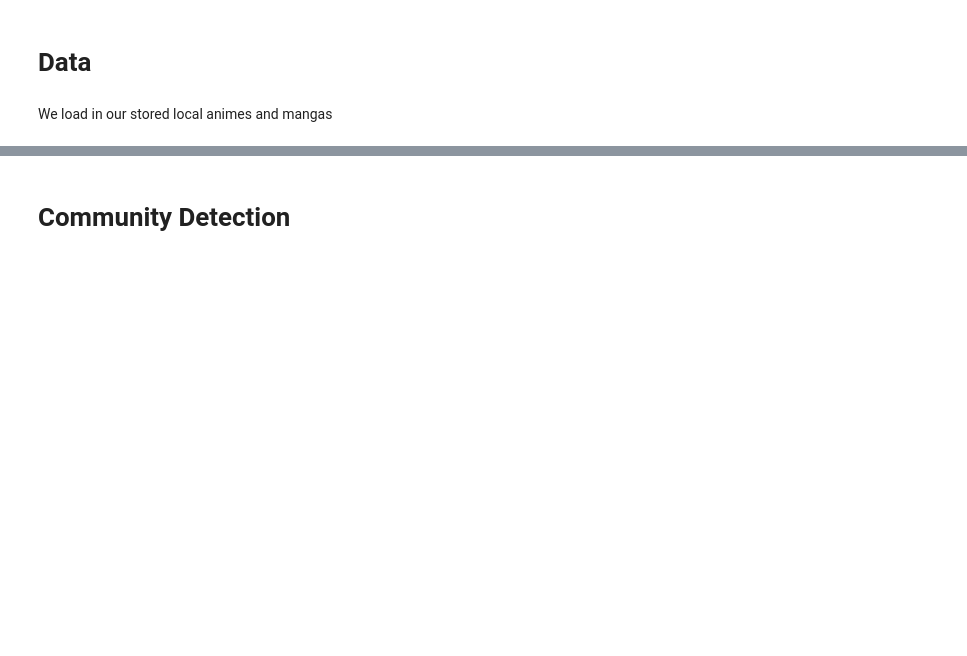
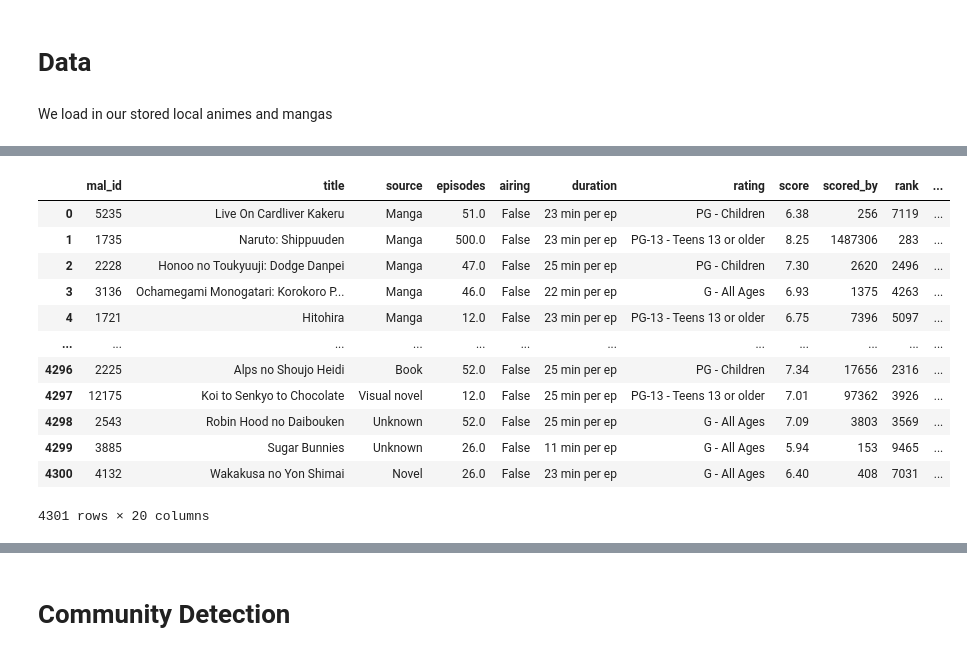
Before and after one commit to MarcBrejner/ProjectMAL, a Jupyter notebook: project.ipynb, the cells around one changed output, grey strips where cells are left out. Saved outputs shown, nothing was run; the diff lists cells and outputs as text; code cells hidden in the pictures; blank space fills up the shorter version.

```diff
--- a/project.ipynb
+++ b/project.ipynb
@@ -37,3 +72,19 @@ print(len(all_anime_tv))
+# %%
+df
+# %% [output]
+|  | mal_id | title | source | episodes | airing | duration | rating | score | scored_by | rank | ... |
+| 0 | 5235 | Live On Cardliver Kakeru | Manga | 51.0 | False | 23 min per ep | PG - Children | 6.38 | 256 | 7119 | ... |
+| 1 | 1735 | Naruto: Shippuuden | Manga | 500.0 | False | 23 min per ep | PG-13 - Teens 13 or older | 8.25 | 1487306 | 283 | ... |
+| 2 | 2228 | Honoo no Toukyuuji: Dodge Danpei | Manga | 47.0 | False | 25 min per ep | PG - Children | 7.30 | 2620 | 2496 | ... |
+| 3 | 3136 | Ochamegami Monogatari: Korokoro P... | Manga | 46.0 | False | 22 min per ep | G - All Ages | 6.93 | 1375 | 4263 | ... |
+| 4 | 1721 | Hitohira | Manga | 12.0 | False | 23 min per ep | PG-13 - Teens 13 or older | 6.75 | 7396 | 5097 | ... |
+| ... | ... | ... | ... | ... | ... | ... | ... | ... | ... | ... | ... |
+| 4296 | 2225 | Alps no Shoujo Heidi | Book | 52.0 | False | 25 min per ep | PG - Children | 7.34 | 17656 | 2316 | ... |
+| 4297 | 12175 | Koi to Senkyo to Chocolate | Visual novel | 12.0 | False | 25 min per ep | PG-13 - Teens 13 or older | 7.01 | 97362 | 3926 | ... |
+| 4298 | 2543 | Robin Hood no Daibouken | Unknown | 52.0 | False | 25 min per ep | G - All Ages | 7.09 | 3803 | 3569 | ... |
+| 4299 | 3885 | Sugar Bunnies | Unknown | 26.0 | False | 11 min per ep | G - All Ages | 5.94 | 153 | 9465 | ... |
+| 4300 | 4132 | Wakakusa no Yon Shimai | Novel | 26.0 | False | 23 min per ep | G - All Ages | 6.40 | 408 | 7031 | ... |
+4301 rows × 20 columns
 # %%
 all_anime_tv_id = [anime['mal_id'] for anime in all_anime_tv]
 anime_graph = nx.Graph()
```
Also changed, not shown: parts of 25 cells of this notebook.
